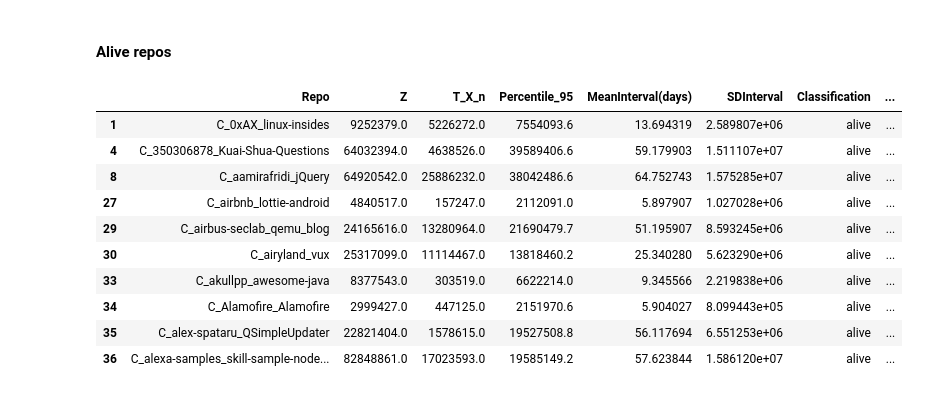
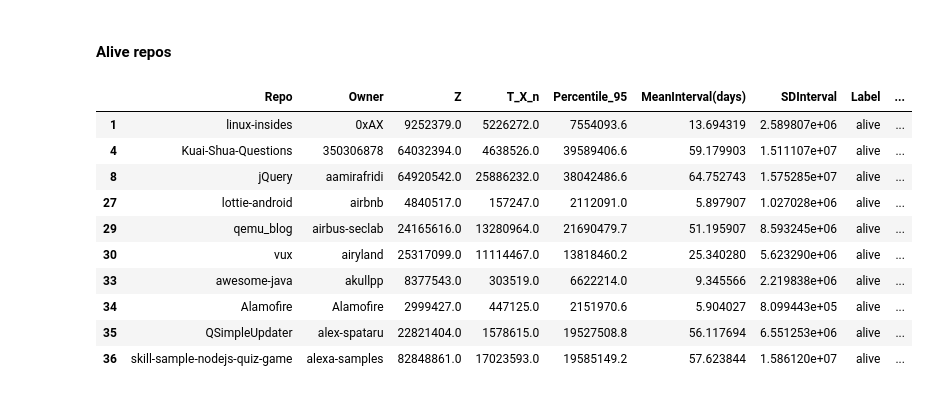
Before and after one commit to EthanFalcao/Github_Repo_EDA, a Jupyter notebook: repo_status_classification/graph_data_treshold(Recent K).ipynb, the cells around one changed output. Saved outputs shown, nothing was run; the diff lists cells and outputs as text; code cells hidden in the pictures.

```diff
--- a/repo_status_classification/graph_data_treshold(Recent K).ipynb
+++ b/repo_status_classification/graph_data_treshold(Recent K).ipynb
@@ -70,14 +70,15 @@ def process_commit_history(csv_file, current_time="2023-11-1", k=30):
             'Percentile_95': percentile_95,
             'MeanInterval(days)': mean_interval,
             'SDInterval': sd_interval,
-            'Classification': classification,
+            'Label': classification,
             'TimeSinceLastCommit(days)': time_since_last_commit_days
         }
     else:
         return None
 
-#folder_path = '/Users/ethan/Documents/Data science/MQP/main_repo_df/Data/CommitData'
-folder_path = '../../Data/CommitData'
+folder_path = '/Users/ethan/Documents/Datascience/MQP/main_repo_df/Data/CommitData'
+
+#folder_path = '../../Data/CommitData'
 results_list = []
 
 for file_name in os.listdir(folder_path):
@@ -89,3 +99,20 @@ for file_name in os.listdir(folder_path):
 # %%
 # Use pd.concat to create a DataFrame from the list of dictionaries
 results_df = pd.DataFrame(results_list)
+# %%
+
+# Define a function to split the repository identifier into owner and repository name
+def split_repo_identifier(repo_identifier):
+    if repo_identifier.startswith('C_'):
+        repo_identifier = repo_identifier[2:]  # remove the 'C_' prefix
+    parts = repo_identifier.split('_', 1)
+    owner = parts[0]
+    repo = parts[1] if len(parts) > 1 else ''
+    return owner, repo
+
+# Apply the function to the 'Repo' column
+results_df[['Owner', 'Repo']] = results_df['Repo'].apply(lambda x: split_repo_identifier(x)).tolist()
+
+
+results_df =results_df [['Repo', 'Owner','Z', 'T_X_n', 'Percentile_95', 'MeanInterval(days)',
+       'SDInterval', 'Label', 'TimeSinceLastCommit(days)' ]]
@@ -176,20 +247,20 @@ plt.show()
 # %% [markdown]
 #### Alive repos
 # %%
-alive_repos_df = results_df[results_df['Classification'] == 'alive']
+alive_repos_df = results_df[results_df['Label'] == 'alive']
 alive_repos_df.head(10)
 # %% [output]
-|  | Repo | Z | T_X_n | Percentile_95 | MeanInterval(days) | SDInterval | Classification | ... |
-| 1 | C_0xAX_linux-insides | 9252379.0 | 5226272.0 | 7554093.6 | 13.694319 | 2.589807e+06 | alive | ... |
-| 4 | C_350306878_Kuai-Shua-Questions | 64032394.0 | 4638526.0 | 39589406.6 | 59.179903 | 1.511107e+07 | alive | ... |
-| 8 | C_aamirafridi_jQuery | 64920542.0 | 25886232.0 | 38042486.6 | 64.752743 | 1.575285e+07 | alive | ... |
-| 27 | C_airbnb_lottie-android | 4840517.0 | 157247.0 | 2112091.0 | 5.897907 | 1.027028e+06 | alive | ... |
-| 29 | C_airbus-seclab_qemu_blog | 24165616.0 | 13280964.0 | 21690479.7 | 51.195907 | 8.593245e+06 | alive | ... |
-| 30 | C_airyland_vux | 25317099.0 | 11114467.0 | 13818460.2 | 25.340280 | 5.623290e+06 | alive | ... |
-| 33 | C_akullpp_awesome-java | 8377543.0 | 303519.0 | 6622214.0 | 9.345566 | 2.219838e+06 | alive | ... |
-| 34 | C_Alamofire_Alamofire | 2999427.0 | 447125.0 | 2151970.6 | 5.904027 | 8.099443e+05 | alive | ... |
-| 35 | C_alex-spataru_QSimpleUpdater | 22821404.0 | 1578615.0 | 19527508.8 | 56.117694 | 6.551253e+06 | alive | ... |
-| 36 | C_alexa-samples_skill-sample-node... | 82848861.0 | 17023593.0 | 19585149.2 | 57.623844 | 1.586120e+07 | alive | ... |
+|  | Repo | Owner | Z | T_X_n | Percentile_95 | MeanInterval(days) | SDInterval | Label | ... |
+| 1 | linux-insides | 0xAX | 9252379.0 | 5226272.0 | 7554093.6 | 13.694319 | 2.589807e+06 | alive | ... |
+| 4 | Kuai-Shua-Questions | 350306878 | 64032394.0 | 4638526.0 | 39589406.6 | 59.179903 | 1.511107e+07 | alive | ... |
+| 8 | jQuery | aamirafridi | 64920542.0 | 25886232.0 | 38042486.6 | 64.752743 | 1.575285e+07 | alive | ... |
+| 27 | lottie-android | airbnb | 4840517.0 | 157247.0 | 2112091.0 | 5.897907 | 1.027028e+06 | alive | ... |
+| 29 | qemu_blog | airbus-seclab | 24165616.0 | 13280964.0 | 21690479.7 | 51.195907 | 8.593245e+06 | alive | ... |
+| 30 | vux | airyland | 25317099.0 | 11114467.0 | 13818460.2 | 25.340280 | 5.623290e+06 | alive | ... |
+| 33 | awesome-java | akullpp | 8377543.0 | 303519.0 | 6622214.0 | 9.345566 | 2.219838e+06 | alive | ... |
+| 34 | Alamofire | Alamofire | 2999427.0 | 447125.0 | 2151970.6 | 5.904027 | 8.099443e+05 | alive | ... |
+| 35 | QSimpleUpdater | alex-spataru | 22821404.0 | 1578615.0 | 19527508.8 | 56.117694 | 6.551253e+06 | alive | ... |
+| 36 | skill-sample-nodejs-quiz-game | alexa-samples | 82848861.0 | 17023593.0 | 19585149.2 | 57.623844 | 1.586120e+07 | alive | ... |
 # %%
 sorted_alive_repos_df = alive_repos_df.sort_values(by='TimeSinceLastCommit(days)', ascending=False)
 sorted_alive_repos_df
```
Also changed, not shown: parts of 34 cells of this notebook, 21 other files.
